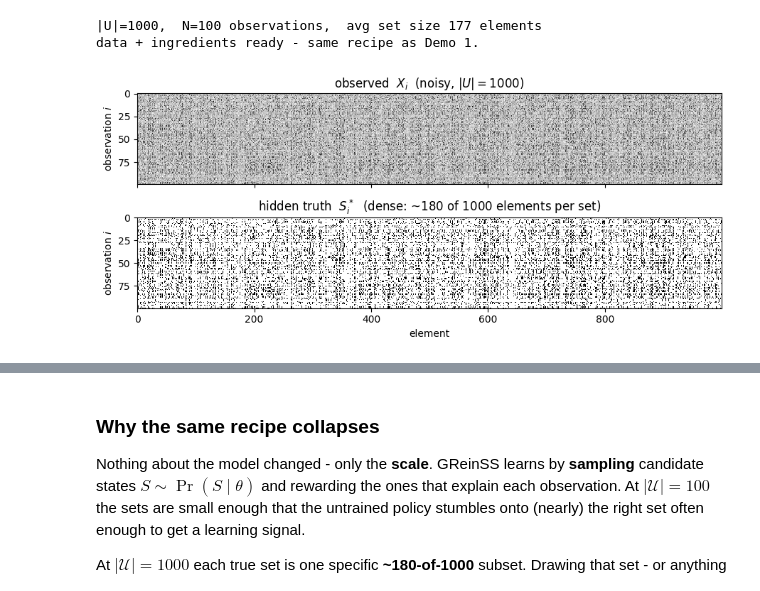
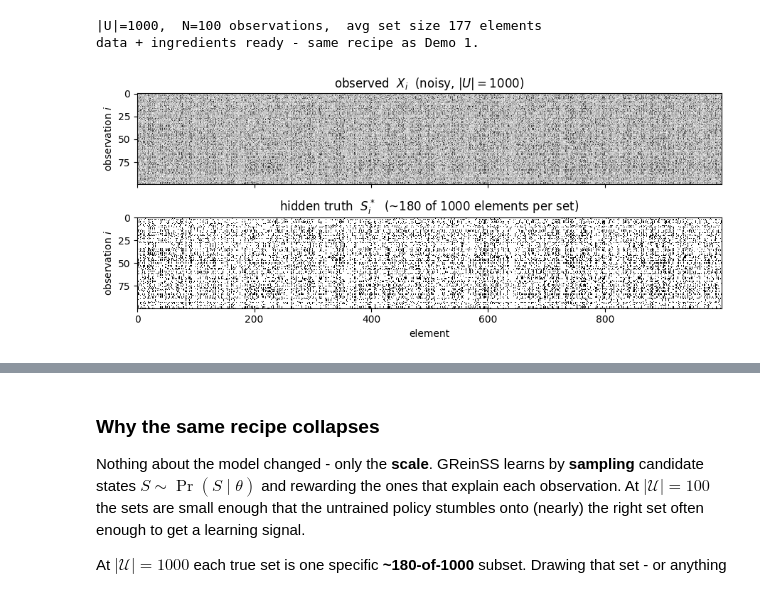
Before and after one commit to elkebir-group/GReinSS-tutorial, a Jupyter notebook: GReinSS_demo.ipynb, the cells around one changed output, grey strips where cells are left out. Saved outputs shown, nothing was run; the diff lists cells and outputs as text; code cells hidden in the pictures.

```diff
--- a/GReinSS_demo.ipynb
+++ b/GReinSS_demo.ipynb
@@ -289,14 +315,17 @@ data + ingredients ready - same recipe as Demo 1.
 # %%
 # peek at the new |U|=1000 instance: noisy observation (top) vs the hidden true set (bottom)
 fig, ax = plt.subplots(2, 1, figsize=(9, 4), sharex=True, sharey=True)
 ax[0].imshow(setoff_obs, aspect='auto', cmap='Greys', vmin=-1, vmax=2, interpolation='nearest')
-ax[0].set_ylabel('observation $i$'); ax[0].set_title('observed  $X_i$  (noisy, $|U|=1000$)')
+ax[0].set_ylabel('observation $i$')
+ax[0].set_title('observed  $X_i$  (noisy, $|U|=1000$)')
 ax[1].imshow(setoff_truth, aspect='auto', cmap='Greys', vmin=0, vmax=1, interpolation='nearest')
-ax[1].set_ylabel('observation $i$'); ax[1].set_xlabel('element')
+ax[1].set_ylabel('observation $i$')
+ax[1].set_xlabel('element')
 ax[1].set_title('hidden truth  $S^*_i$  (~180 of 1000 elements per set)')
-plt.tight_layout(); plt.show()
+plt.tight_layout()
+plt.show()
 # %% [output]
-[figure, old version]
+[figure, new version]
 # %%
 # ---- run the Demo 1 recipe unchanged (on-policy), plus the naive thresholding baseline ----
 thr_big = (setoff_obs > 0.5).astype(int)                    # naive per-element baseline (as in Demo 1)
```
Also changed, not shown: parts of 15 cells of this notebook.
